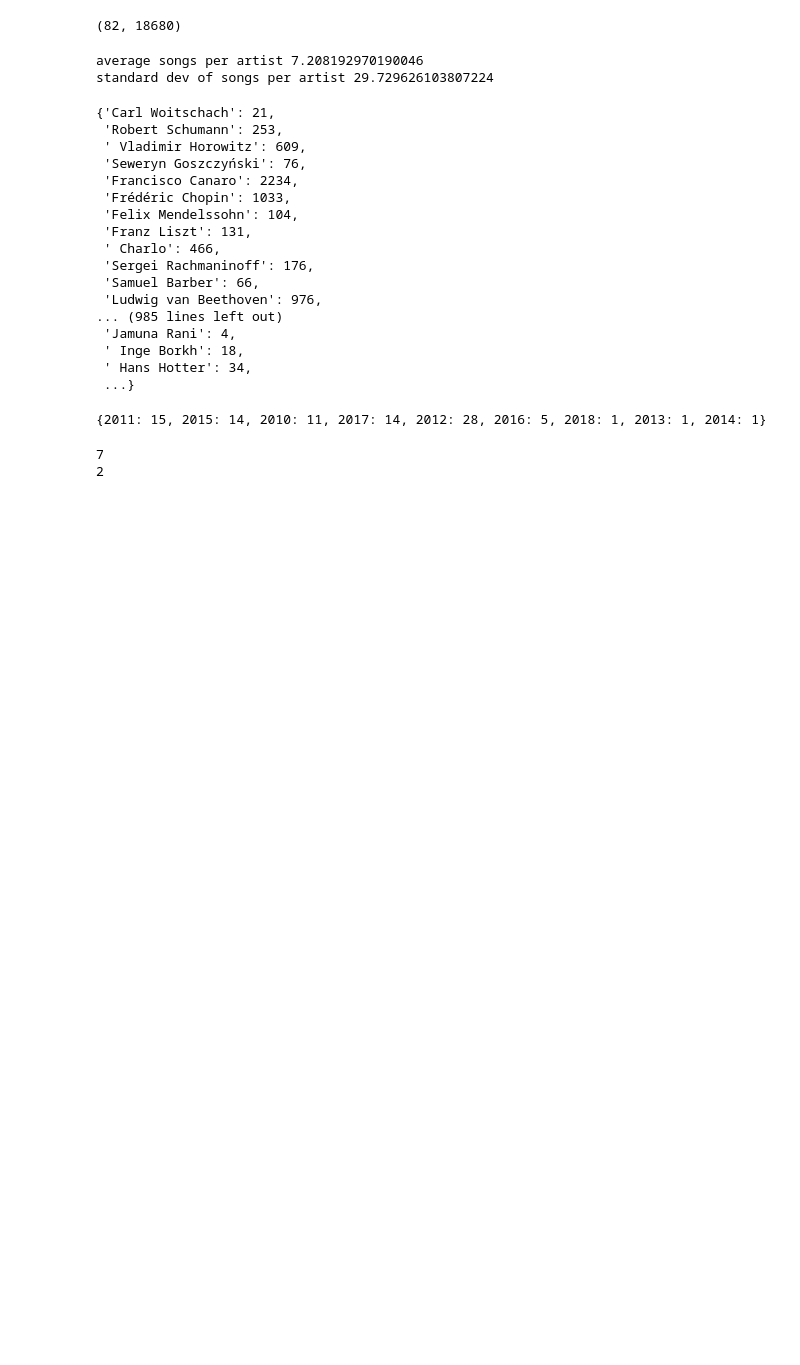
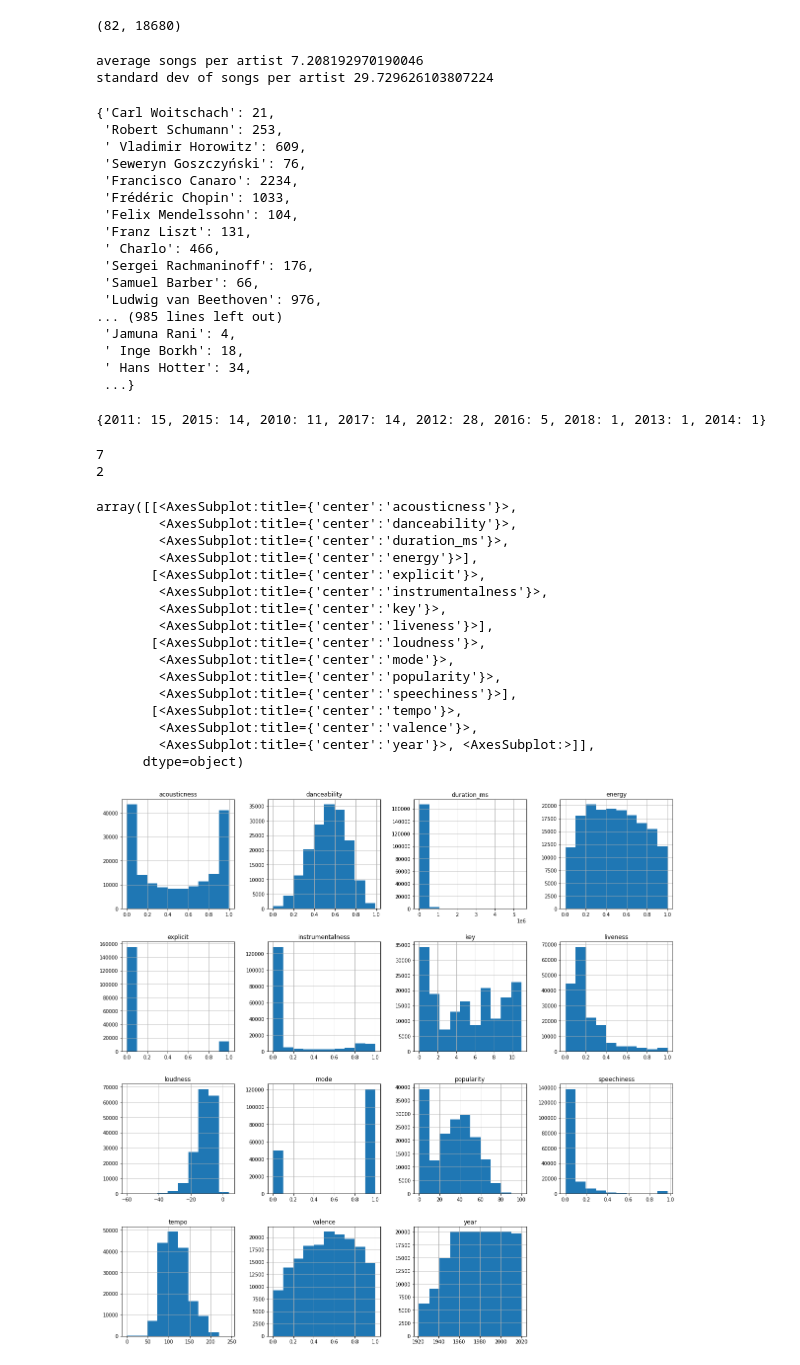
Before and after one commit to ehayes2000/csci303-final-project, a Jupyter notebook: pre_processing.ipynb, the cells around one changed output. Drawn from its saved outputs; the diff is of its cells as text; code cells hidden in the pictures; blank space fills up the shorter version.

```diff
--- a/pre_processing.ipynb
+++ b/pre_processing.ipynb
@@ -186,3 +197,23 @@ for artists, pop in zip(all_data['artists'], all_data['popularity']):
 for artist in avg_pop_sng.keys():
     std_pop_sng[artist] = np.std(np.array(avg_pop_sng[artist]))
     avg_pop_sng[artist] = sum(avg_pop_sng[artist]) / len(avg_pop_sng[artist])
+# %%
+all_data.hist(figsize=(20,20))
+# %% [output]
+array([[<AxesSubplot:title={'center':'acousticness'}>,
+        <AxesSubplot:title={'center':'danceability'}>,
+        <AxesSubplot:title={'center':'duration_ms'}>,
+        <AxesSubplot:title={'center':'energy'}>],
+       [<AxesSubplot:title={'center':'explicit'}>,
+        <AxesSubplot:title={'center':'instrumentalness'}>,
+        <AxesSubplot:title={'center':'key'}>,
+        <AxesSubplot:title={'center':'liveness'}>],
+       [<AxesSubplot:title={'center':'loudness'}>,
+        <AxesSubplot:title={'center':'mode'}>,
+        <AxesSubplot:title={'center':'popularity'}>,
+        <AxesSubplot:title={'center':'speechiness'}>],
+       [<AxesSubplot:title={'center':'tempo'}>,
+        <AxesSubplot:title={'center':'valence'}>,
+        <AxesSubplot:title={'center':'year'}>, <AxesSubplot:>]],
+      dtype=object)
+[figure, added]
```
Also changed, not shown: parts of 9 cells of this notebook.
